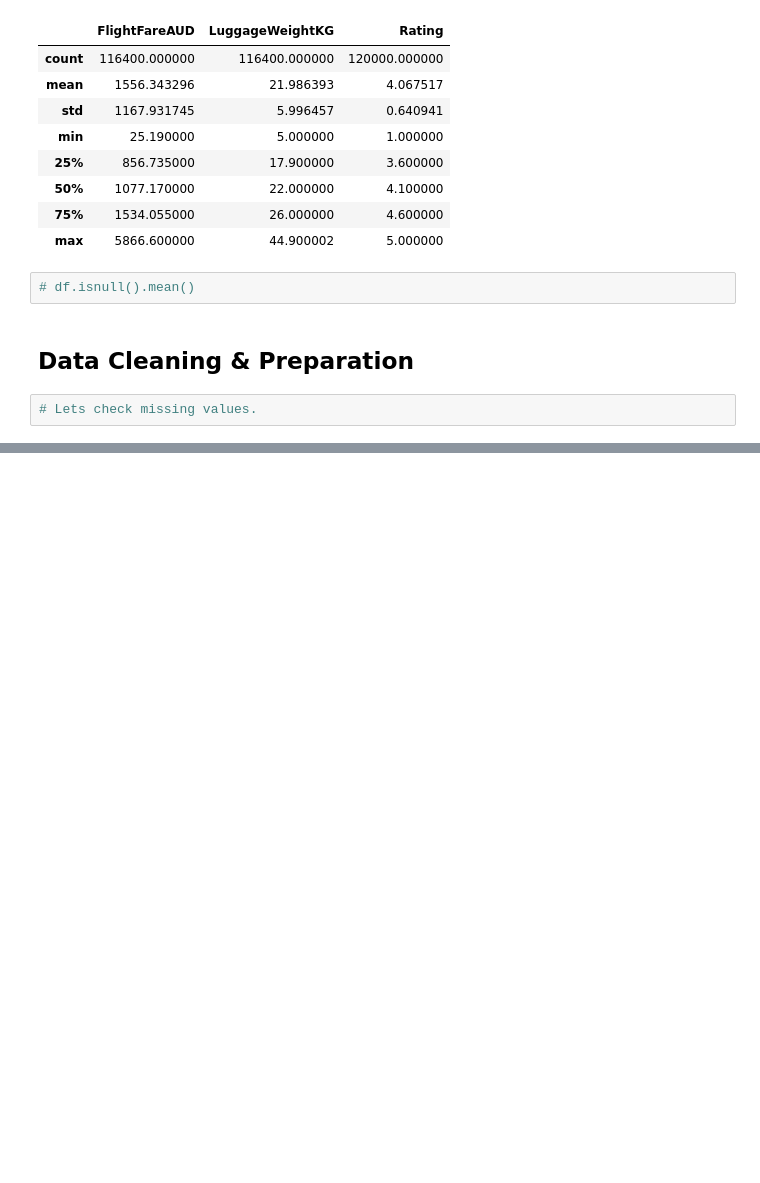
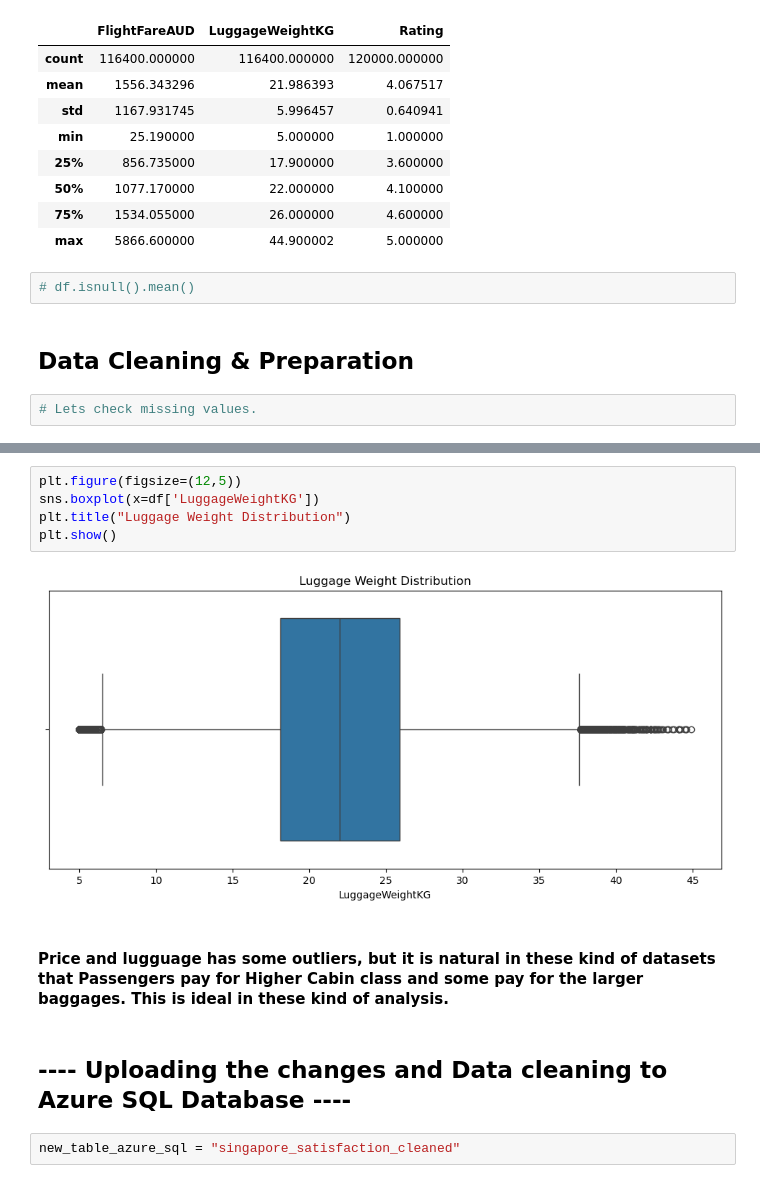
Before and after one commit to rijalapil/-Singapore-Airlines-Customer-Satisfaction-Analysis, a Jupyter notebook: SingaporeAirlines.ipynb, the cells around one changed output, grey strips where cells are left out. Cells and saved outputs as stored; diff of their text form; blank space fills up the shorter version.

```diff
--- a/SingaporeAirlines.ipynb
+++ b/SingaporeAirlines.ipynb
@@ -104,0 +218,13 @@ df.describe()
+# %%
+plt.figure(figsize=(12,5))
+sns.boxplot(x=df['LuggageWeightKG'])
+plt.title("Luggage Weight Distribution")
+plt.show()
+# %% [output]
+[figure, added]
+# %% [markdown]
+#### Price and lugguage has some outliers, but it is natural in these kind of datasets that Passengers pay for Higher Cabin class and some pay for the larger baggages. This is ideal in these kind of analysis.
+# %% [markdown]
+## ---- Uploading the changes and Data cleaning to Azure SQL Database ----
+# %%
+new_table_azure_sql = "singapore_satisfaction_cleaned"
```
Also changed, not shown: parts of 17 cells of this notebook.
